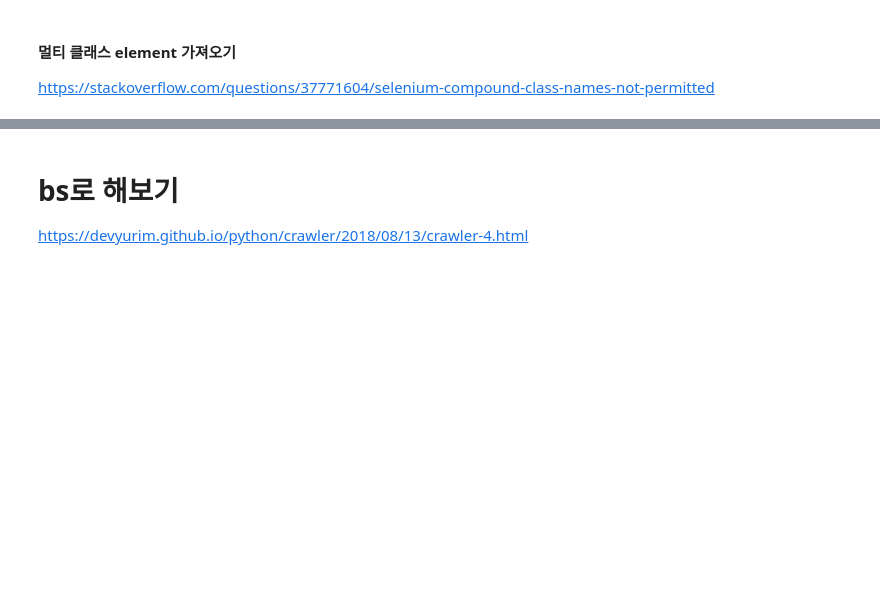
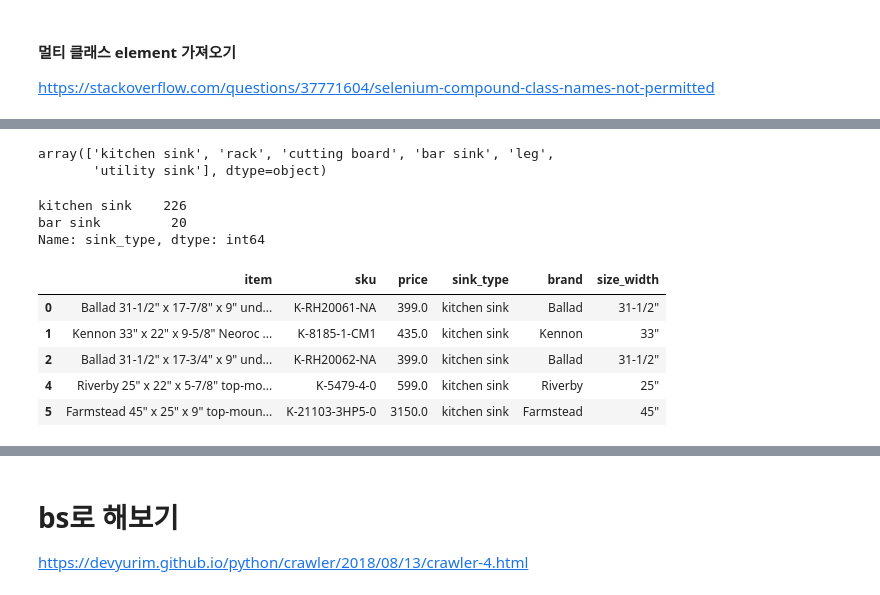
Before and after one commit to JessyMin/scrapy-usa-kitchen-market, a Jupyter notebook: selenium-kohler.ipynb, the cells around one changed output, grey strips where cells are left out. Saved outputs shown, nothing was run; the diff lists cells and outputs as text; code cells hidden in the pictures; blank space fills up the shorter version.

```diff
--- a/selenium-kohler.ipynb
+++ b/selenium-kohler.ipynb
@@ -76,0 +115,6 @@ len(sku)
+# %%
+# 가격 전처리
+df['price'] = df['price'].str.replace('$','')
+df['price'] = df['price'].str.replace(',','')
+
+print(pd.isna(df['price']).sum())
@@ -76,0 +123,4 @@ len(sku)
+# %%
+df['price'] = pd.to_numeric(df['price'])
+
+df.info()
@@ -76,0 +136,47 @@ len(sku)
+# %%
+def find_sink_type(x):
+    if 'kitch' in x:
+        return 'kitchen sink'
+    elif 'bar sink' in x:
+        return 'bar sink'
+    elif 'utility sink' in x:
+        return 'utility sink'
+    elif 'cutting board' in x:
+        return 'cutting board'
+    elif 'leg' in x:
+        return 'leg'
+    elif 'rack' in x:
+        return 'rack'
+    else:
+        return 'kitchen sink'
+
+
+
+df['sink_type'] = df['item'].apply(find_sink_type)
+
+pd.unique(df['sink_type'])
+# %% [output]
+array(['kitchen sink', 'rack', 'cutting board', 'bar sink', 'leg',
+       'utility sink'], dtype=object)
+# %%
+# 싱크만 필터링하기
+df.loc[df['sink_type'] == 'kitchen sink']
+
+df = df.loc[(df['sink_type']=='kitchen sink') | (df['sink_type']=='bar sink')]
+
+df['sink_type'].value_counts()
+# %% [output]
+kitchen sink    226
+bar sink         20
+Name: sink_type, dtype: int64
+# %%
+# 브랜드
+df['brand'] = df['item'].str.split(' ').str[0]
+df.head()
+# %% [output]
+|  | item | sku | price | sink_type | brand | size_width |
+| 0 | Ballad 31-1/2" x 17-7/8" x 9" und... | K-RH20061-NA | 399.0 | kitchen sink | Ballad | 31-1/2" |
+| 1 | Kennon 33" x 22" x 9-5/8" Neoroc ... | K-8185-1-CM1 | 435.0 | kitchen sink | Kennon | 33" |
+| 2 | Ballad 31-1/2" x 17-3/4" x 9" und... | K-RH20062-NA | 399.0 | kitchen sink | Ballad | 31-1/2" |
+| 4 | Riverby 25" x 22" x 5-7/8" top-mo... | K-5479-4-0 | 599.0 | kitchen sink | Riverby | 25" |
+| 5 | Farmstead 45" x 25" x 9" top-moun... | K-21103-3HP5-0 | 3150.0 | kitchen sink | Farmstead | 45" |
```
Also changed, not shown: parts of 13 cells of this notebook.
